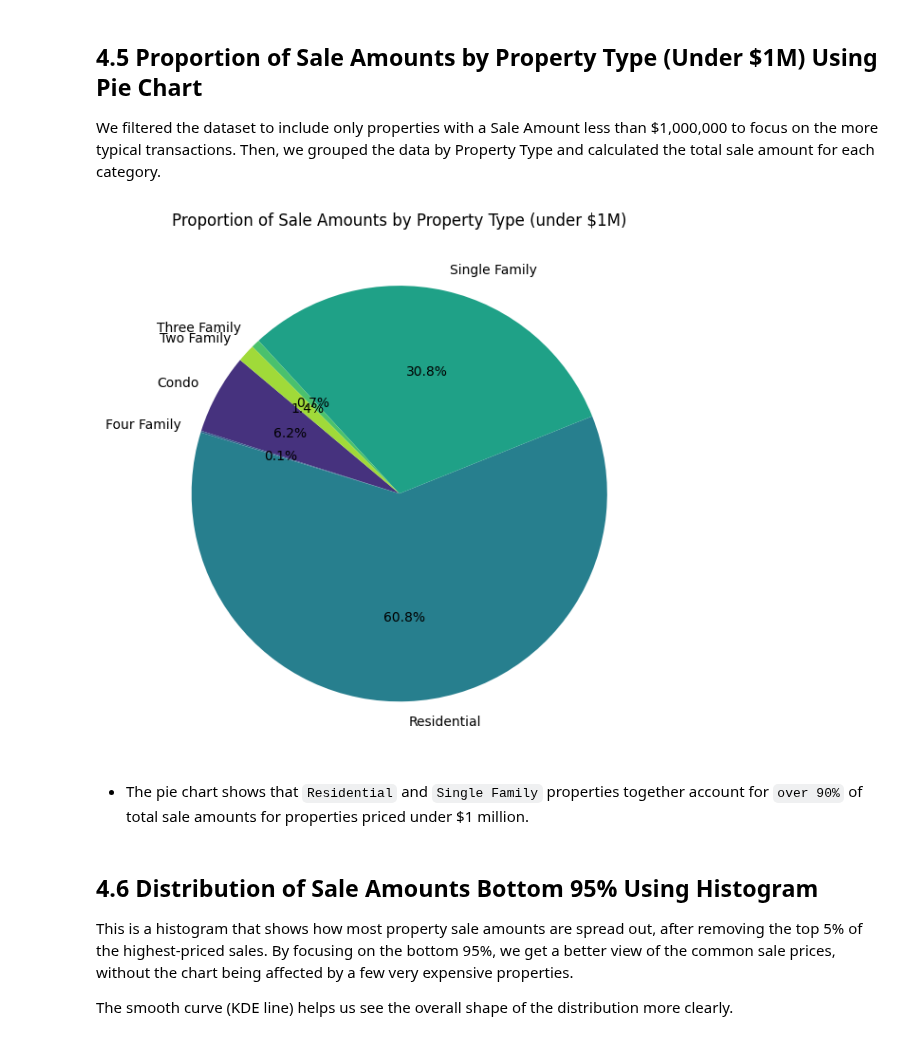
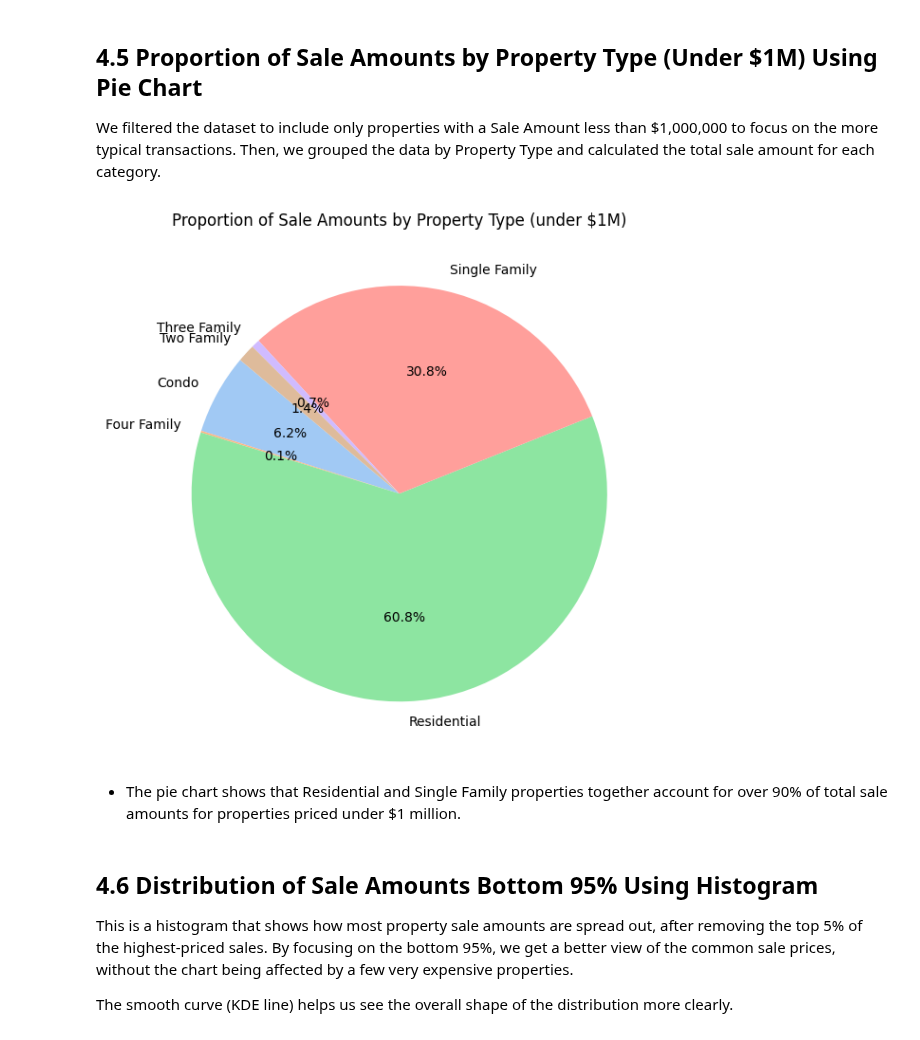
Before and after one commit to kthanikonda/DataWithPython, a Jupyter notebook: Real_Estate_Project-2.ipynb, the cells around one changed output. Drawn from its saved outputs; the diff is of its cells as text; code cells hidden in the pictures.

```diff
--- a/Real_Estate_Project-2.ipynb
+++ b/Real_Estate_Project-2.ipynb
@@ -504,25 +509,24 @@ We filtered the dataset to include only properties with a Sale Amount less than
 # %%
 # Filter data
 amount_under_1_000_000_df = real_estate_df[real_estate_df['Sale Amount'] < 1_000_000]
 
 # Group by property type and sum sale amount
 grouped = amount_under_1_000_000_df.groupby('Property Type')['Sale Amount'].sum()
 
-# Plot pie chart
 plt.figure(figsize=(10, 6))
 plt.pie(grouped,
         labels=grouped.index,
         autopct='%1.1f%%',
         startangle=140,
-        colors = sns.color_palette("viridis", len(grouped)))
+        colors = sns.color_palette("pastel", len(grouped)))
 
 plt.title('Proportion of Sale Amounts by Property Type (under $1M)')
 plt.tight_layout()
 plt.show()
 # %% [output]
-[figure, old version]
+[figure, new version]
 # %% [markdown]
-* The pie chart shows that `Residential` and `Single Family` properties together account for `over 90%` of total sale amounts for properties priced under $1 million.
+* The pie chart shows that Residential and Single Family properties together account for over 90% of total sale amounts for properties priced under $1 million.
 # %% [markdown]
 ## 4.6 Distribution of Sale Amounts Bottom 95% Using Histogram
 
```
Also changed, not shown: parts of 14 cells of this notebook.
